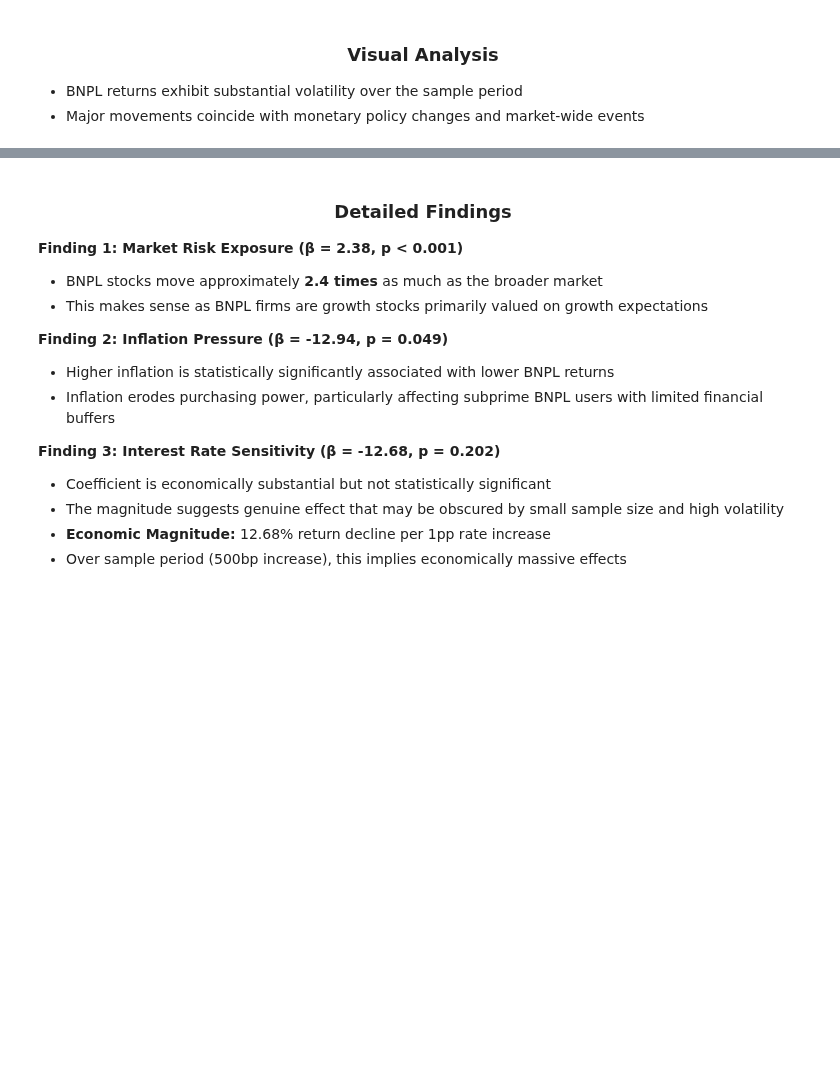
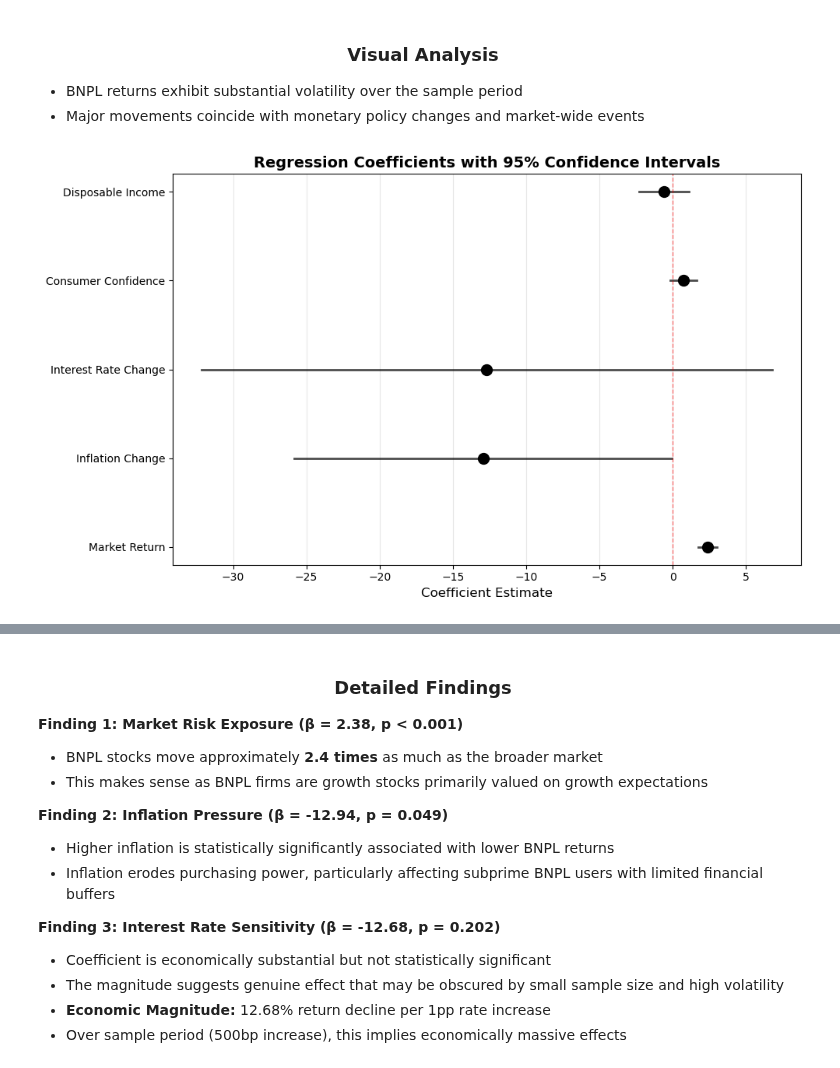
Before and after one commit to llorracc/as.180.369, a Jupyter notebook: contrib/BruceMaoYM/Notebooks/BNPL_Presentation.ipynb, the cells around one changed output, grey strips where cells are left out. Cells and saved outputs as stored; diff of their text form; code cells hidden in the pictures; blank space fills up the shorter version.

```diff
--- a/contrib/BruceMaoYM/Notebooks/BNPL_Presentation.ipynb
+++ b/contrib/BruceMaoYM/Notebooks/BNPL_Presentation.ipynb
@@ -113,6 +228,64 @@ log(BNPL_Return<sub>t</sub>) = β₀ + β₁(∆Fed_Funds_Rate<sub>t</sub>) + β
 
 - BNPL returns exhibit substantial volatility over the sample period
 - Major movements coincide with monetary policy changes and market-wide events
+# %%
+import matplotlib.pyplot as plt
+import json
+import os
+import numpy as np
+
+# Load extracted results
+results_path = '../Paper_YM/extracted_results.json'
+if os.path.exists(results_path):
+    with open(results_path, 'r') as f:
+        results = json.load(f)
+
+    # Extract coefficients from Model 2 (Full Model)
+    model2 = results['model2']
+
+    # Prepare data for forest plot
+    variables = []
+    coefficients = []
+    ci_lower = []
+    ci_upper = []
+
+    # Order: exclude constant, order by coefficient magnitude
+    var_order = ['market_return', 'inflation_change', 'fed_funds_change',
+                 'consumer_conf_change', 'disposable_income_change']
+    var_labels = ['Market Return', 'Inflation Change', 'Interest Rate Change',
+                  'Consumer Confidence', 'Disposable Income']
+
+    for var, label in zip(var_order, var_labels):
+        if var in model2:
+            variables.append(label)
+            coefficients.append(model2[var]['coef'])
+            ci_lower.append(model2[var]['ci_low'])
+            ci_upper.append(model2[var]['ci_up'])
+
+    # Create forest plot
+    fig, ax = plt.subplots(figsize=(10, 6))
+    y_pos = np.arange(len(variables))
+
+    # Plot confidence intervals
+    for i, (coef, low, high) in enumerate(zip(coefficients, ci_lower, ci_upper)):
+        ax.plot([low, high], [i, i], 'k-', linewidth=2, alpha=0.7)
+        ax.plot(coef, i, 'ko', markersize=10)
+
+    # Add vertical line at zero
+    ax.axvline(x=0, color='red', linestyle='--', linewidth=1, alpha=0.5)
+
+    ax.set_yticks(y_pos)
+    ax.set_yticklabels(variables)
+    ax.set_xlabel('Coefficient Estimate', fontsize=12)
+    ax.set_title('Regression Coefficients with 95% Confidence Intervals', fontsize=14, fontweight='bold')
+    ax.grid(True, alpha=0.3, axis='x')
+
+    plt.tight_layout()
+    plt.show()
+else:
+    print("Results file not found. Please ensure extracted_results.json exists.")
+# %% [output]
+[figure, added]
 # %% [markdown]
 ![BNPL Returns Time Series](../Paper_YM/bnpl_returns_time_series.png)
 
```
Also changed, not shown: parts of 7 cells of this notebook.
